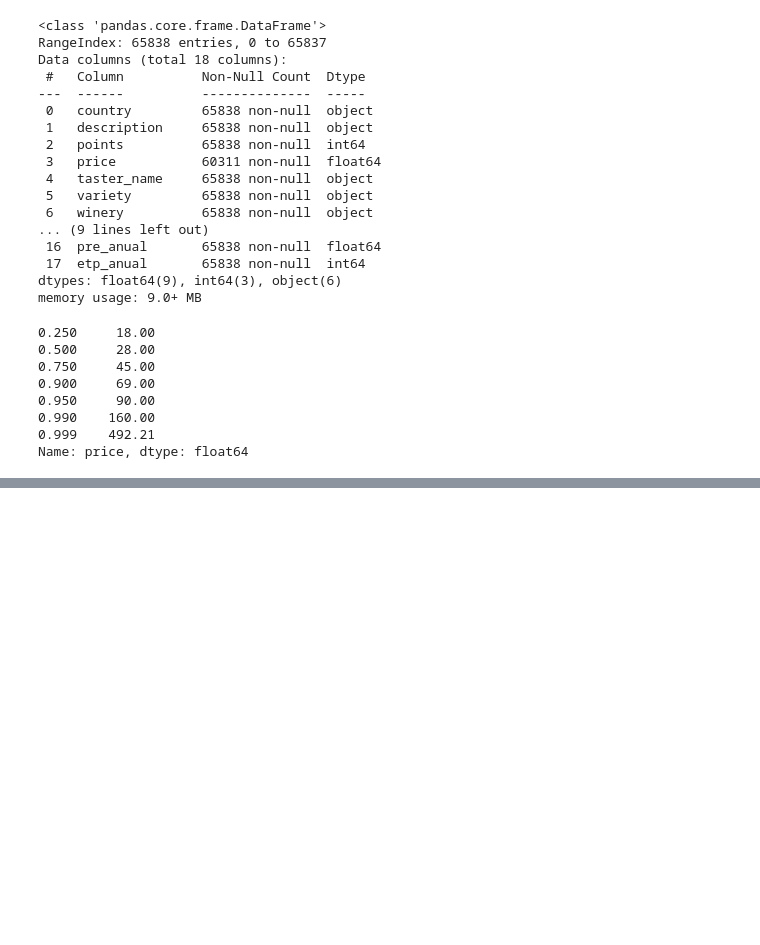
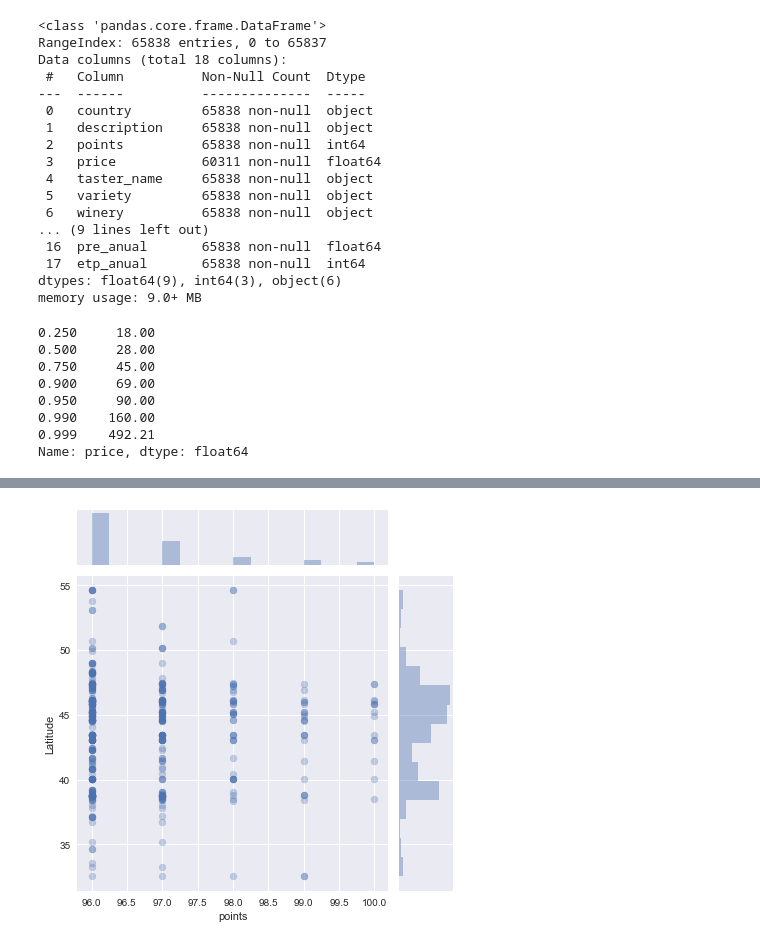
Before and after one commit to crcoronado/Datascience1, a Jupyter notebook: EDA_Winereviews.ipynb, the cells around one changed output, grey strips where cells are left out. Saved outputs shown, nothing was run; the diff lists cells and outputs as text; code cells hidden in the pictures; blank space fills up the shorter version.

```diff
--- a/EDA_Winereviews.ipynb
+++ b/EDA_Winereviews.ipynb
@@ -439,0 +390,6 @@ sns.jointplot(eda.points,eda.Longitude, alpha=0.4);
+# %%
+#Trópico de Cancer
+df = eda[(eda.points>95) & (eda.Latitude>23.5)]
+sns.jointplot(df.points,df.Latitude, alpha=0.3);
+# %% [output]
+[figure, added]
```
Also changed, not shown: parts of 57 cells of this notebook.
